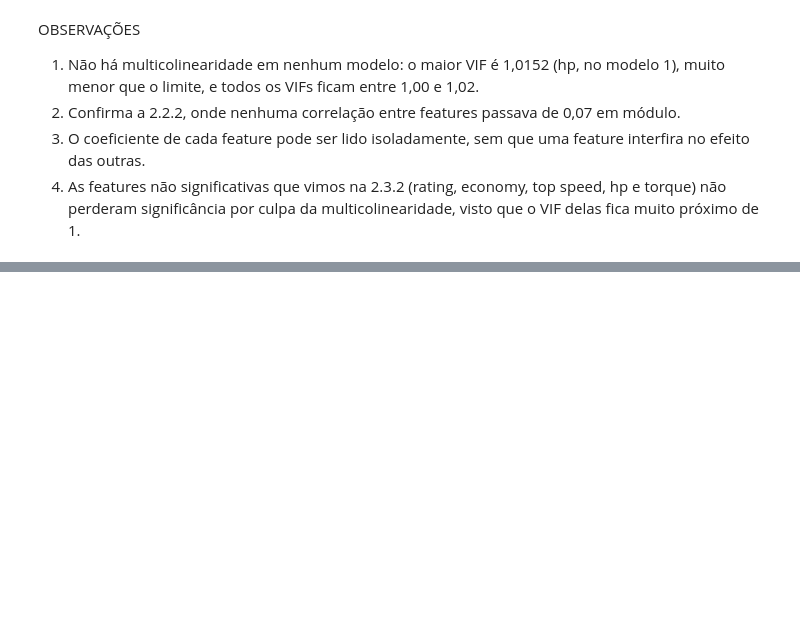
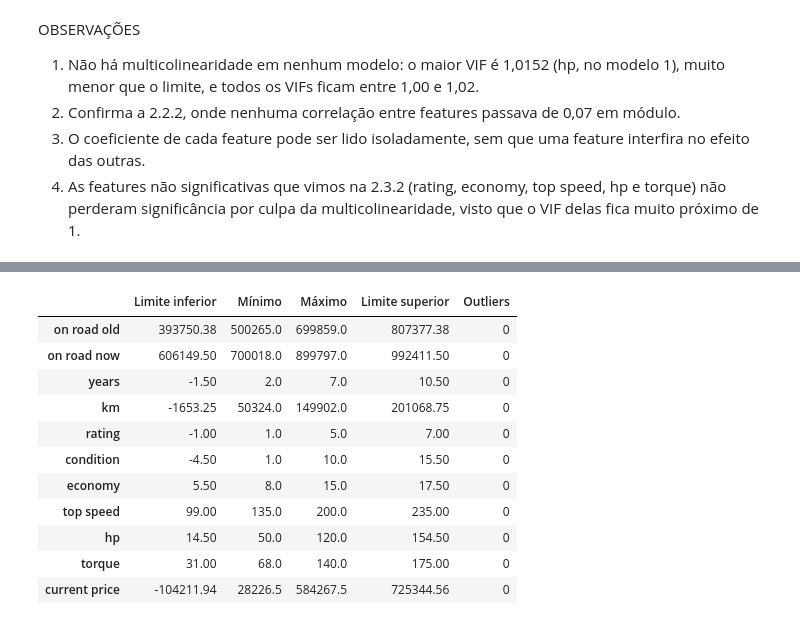
Before and after one commit to joaopdroslv/modelos-de-regressao-pucminas, a Jupyter notebook: Atividades/Lista_1/notebooks/Lista_1 - Análises.ipynb, the cells around one changed output, grey strips where cells are left out. Saved outputs shown, nothing was run; the diff lists cells and outputs as text; code cells hidden in the pictures; blank space fills up the shorter version.

Commit message:
section 2.6 (outlier analysis) of Lista_1 finished

```diff
--- a/Atividades/Lista_1/notebooks/Lista_1 - Análises.ipynb
+++ b/Atividades/Lista_1/notebooks/Lista_1 - Análises.ipynb
@@ -1531,0 +1540,28 @@ OBSERVAÇÕES
+# %%
+Q1_carros = carros.quantile(0.25)
+Q3_carros = carros.quantile(0.75)
+IQR_carros = Q3_carros - Q1_carros
+
+limites_iqr = pd.DataFrame({
+    'Limite inferior': Q1_carros - 1.5 * IQR_carros,
+    'Mínimo': carros.min(),
+    'Máximo': carros.max(),
+    'Limite superior': Q3_carros + 1.5 * IQR_carros
+})
+mascara_outliers_carros = (carros < limites_iqr['Limite inferior']) | (carros > limites_iqr['Limite superior'])
+limites_iqr['Outliers'] = mascara_outliers_carros.sum()
+
+limites_iqr.round(2)
+# %% [output]
+|  | Limite inferior | Mínimo | Máximo | Limite superior | Outliers |
+| on road old | 393750.38 | 500265.0 | 699859.0 | 807377.38 | 0 |
+| on road now | 606149.50 | 700018.0 | 899797.0 | 992411.50 | 0 |
+| years | -1.50 | 2.0 | 7.0 | 10.50 | 0 |
+| km | -1653.25 | 50324.0 | 149902.0 | 201068.75 | 0 |
+| rating | -1.00 | 1.0 | 5.0 | 7.00 | 0 |
+| condition | -4.50 | 1.0 | 10.0 | 15.50 | 0 |
+| economy | 5.50 | 8.0 | 15.0 | 17.50 | 0 |
+| top speed | 99.00 | 135.0 | 200.0 | 235.00 | 0 |
+| hp | 14.50 | 50.0 | 120.0 | 154.50 | 0 |
+| torque | 31.00 | 68.0 | 140.0 | 175.00 | 0 |
+| current price | -104211.94 | 28226.5 | 584267.5 | 725344.56 | 0 |
```
Also changed, not shown: parts of 6 cells of this notebook.
